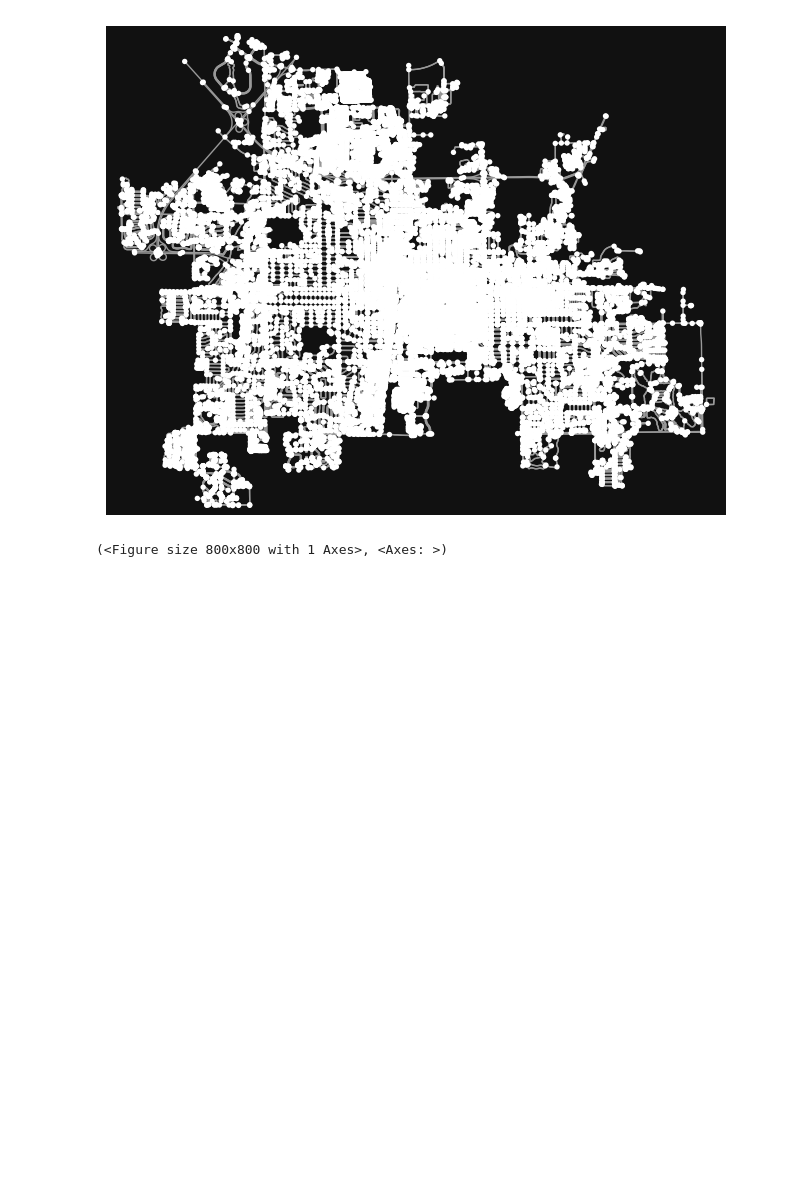
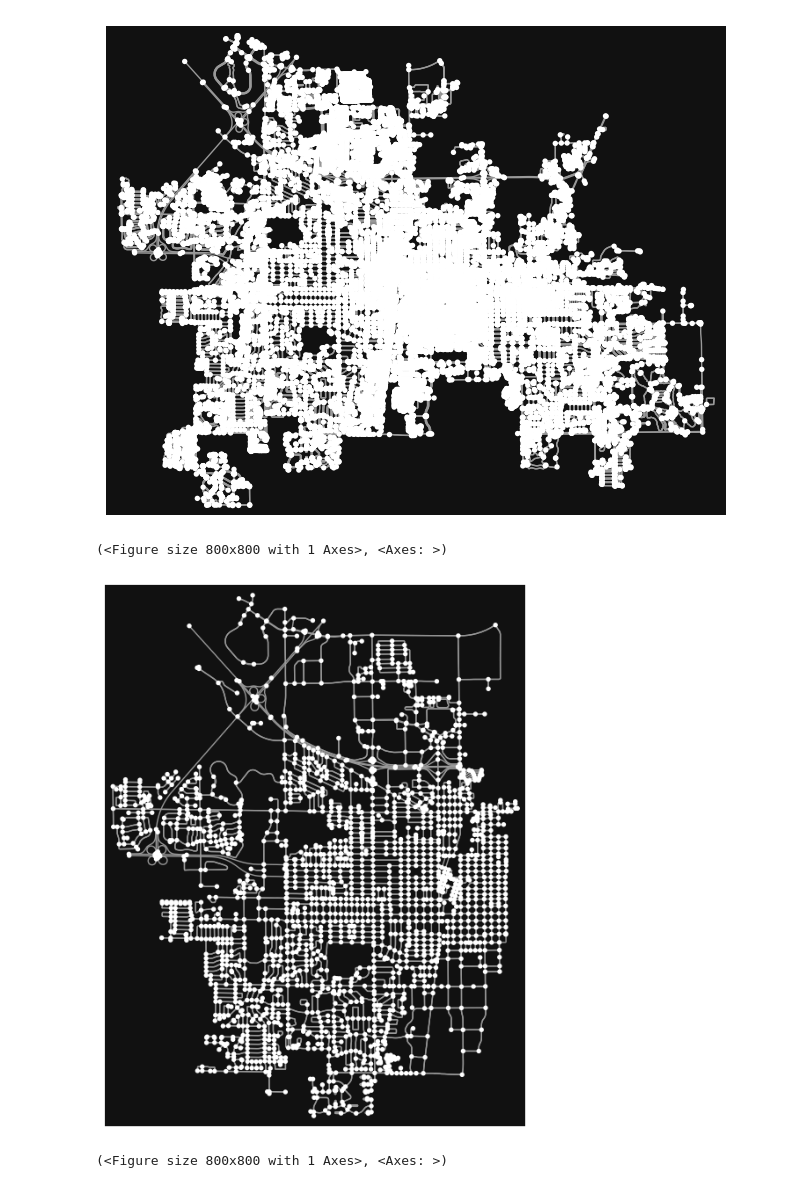
Before and after one commit to jcrayb/transport-research-project, a Jupyter notebook: osmnx/test.ipynb, the cells around one changed output. Saved outputs shown, nothing was run; the diff lists cells and outputs as text; code cells hidden in the pictures; blank space fills up the shorter version.

```diff
--- a/osmnx/test.ipynb
+++ b/osmnx/test.ipynb
@@ -22,3 +21,10 @@ ox.plot_graph(ox.graph_from_polygon(gdf.unary_union))
 # %% [output]
 [figure]
 (<Figure size 800x800 with 1 Axes>, <Axes: >)
+# %%
+champaign = ox.graph_from_place('Champaign, IL, USA', network_type='drive')
+
+ox.plot_graph(champaign)
+# %% [output]
+[figure, added]
+(<Figure size 800x800 with 1 Axes>, <Axes: >)
```
Also changed, not shown: parts of 4 cells of this notebook, 3 other files.
